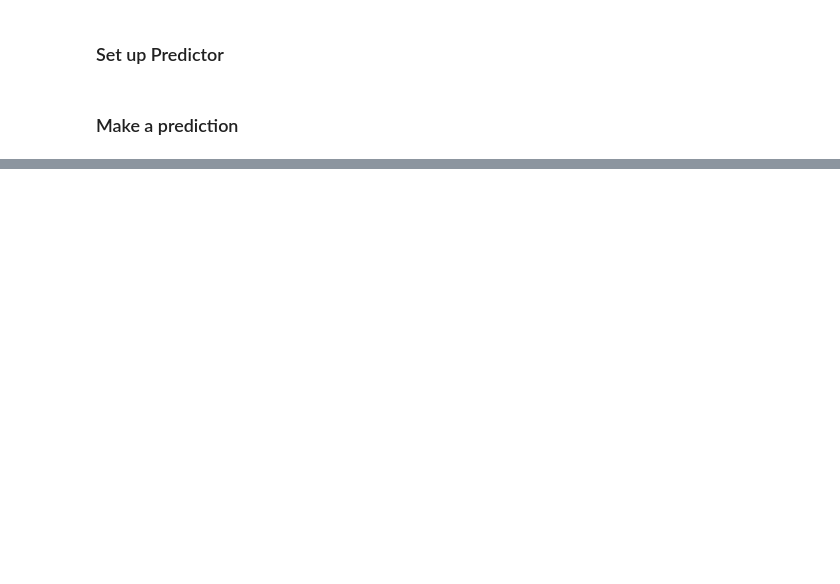
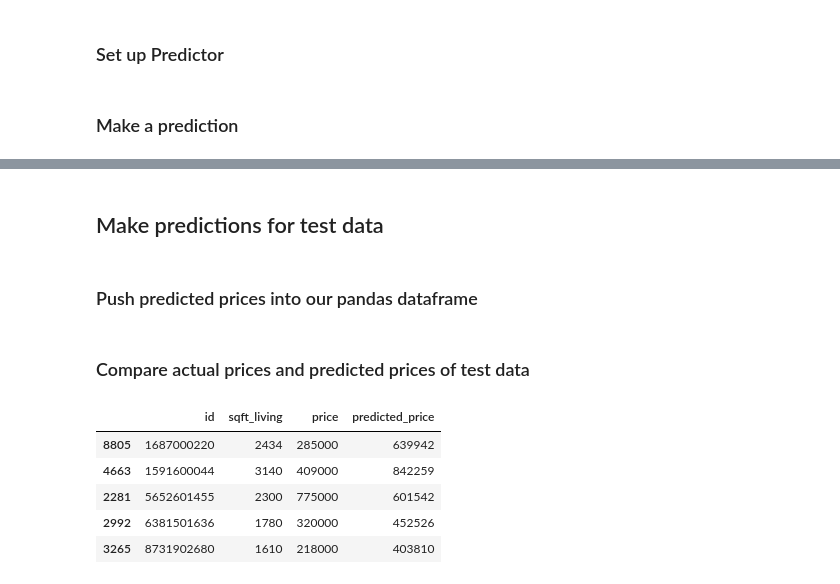
Before and after one commit to sameermahajan/MLWorkshop, a Jupyter notebook: 11. Sagemaker/Seattle House Sales.ipynb, the cells around one changed output, grey strips where cells are left out. Cells and saved outputs as stored; diff of their text form; code cells hidden in the pictures; blank space fills up the shorter version.

Commit message:
add
train test split and multiple predictions

```diff
--- a/11. Sagemaker/Seattle House Sales.ipynb
+++ b/11. Sagemaker/Seattle House Sales.ipynb
@@ -28,8 +36,8 @@ plt.plot(sales['sqft_living'], sales['price'], 'bo')
 ## Prepare data
 # %%
 import numpy as np
-modelData = np.array(sales[['sqft_living']].values).astype('float32')
-target = np.array(sales['price']).astype('float32')
+modelData = np.array(train_data[['sqft_living']].values).astype('float32')
+target = np.array(train_data['price']).astype('float32')
 # %% [markdown]
 ## Create s3 bucket
 # %%
@@ -62,7 +73,7 @@ sess = sagemaker.Session()
 ### S3 bucket to export results to
 # %%
 bucket = "sameer-mahajan"
-prefix = "sameer
+prefix = "sameer"
 # %% [markdown]
 ### Use the IO buffer as dataset is small
 # %%
@@ -148,0 +160,27 @@ target[0]
+# %% [markdown]
+## Make predictions for test data
+# %%
+testdata = np.array(test_data[['sqft_living']].values).astype('float32')
+
+predictions = []
+
+for data in testdata:
+    result = linear_predictor.predict(data)
+    predictions += [r['score'] for r in result['predictions']]
+
+predictions = np.array(predictions)
+# %% [markdown]
+### Push predicted prices into our pandas dataframe
+# %%
+test_data['predicted_price'] = predictions.astype(int)
+# %% [markdown]
+### Compare actual prices and predicted prices of test data
+# %%
+test_data.head()[['id', 'sqft_living', 'price', 'predicted_price']]
+# %% [output]
+|  | id | sqft_living | price | predicted_price |
+| 8805 | 1687000220 | 2434 | 285000 | 639942 |
+| 4663 | 1591600044 | 3140 | 409000 | 842259 |
+| 2281 | 5652601455 | 2300 | 775000 | 601542 |
+| 2992 | 6381501636 | 1780 | 320000 | 452526 |
+| 3265 | 8731902680 | 1610 | 218000 | 403810 |
```
Also changed, not shown: parts of 9 cells of this notebook.
